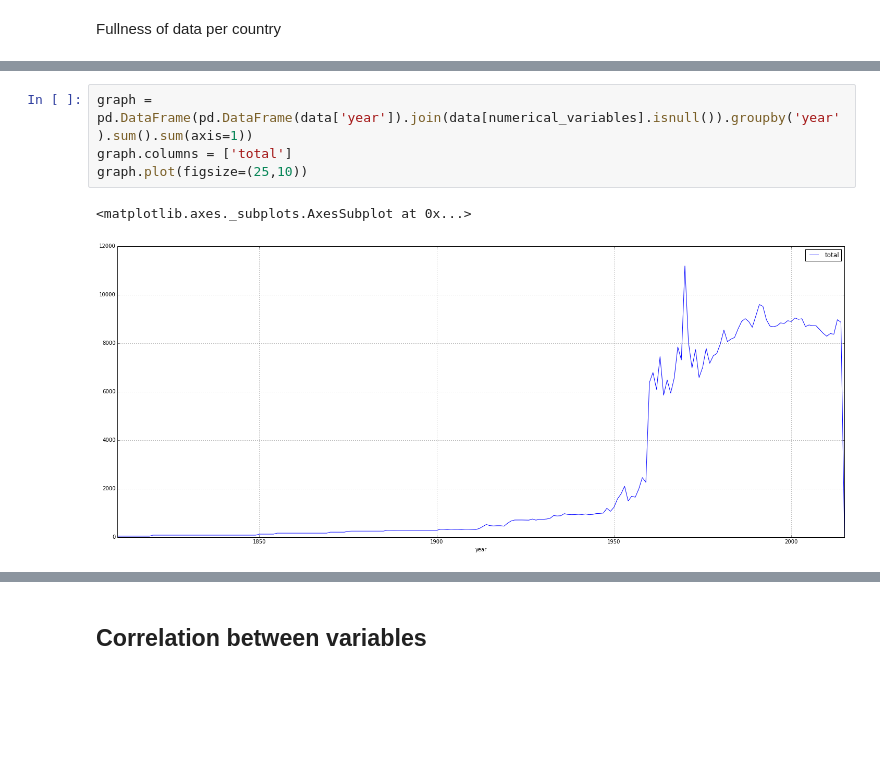
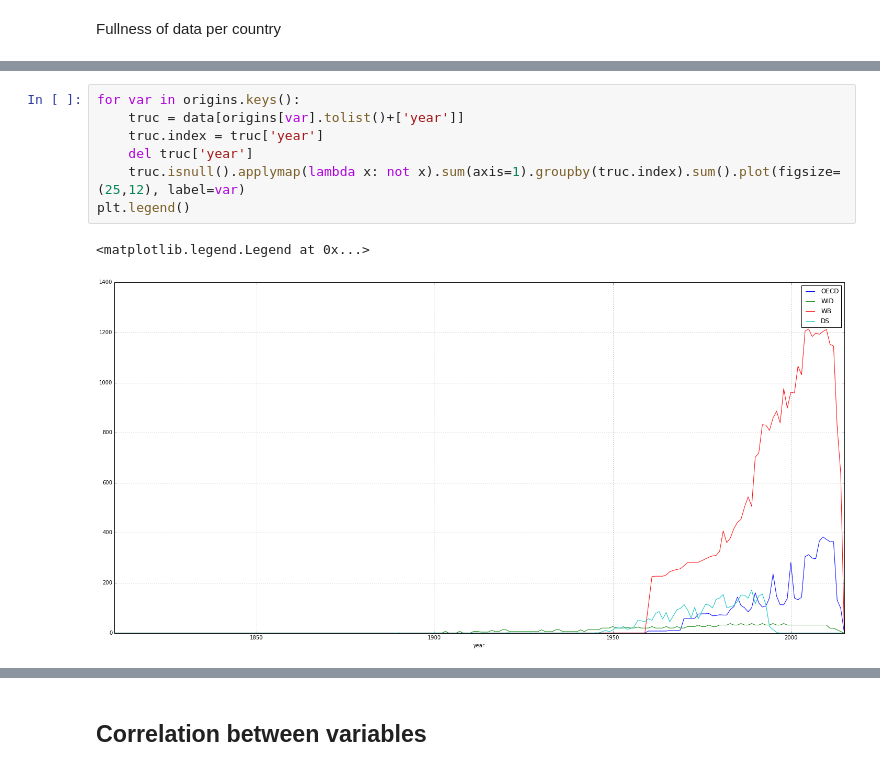
Before and after one commit to clementhenin/stage_M2, a Jupyter notebook: data_insight.ipynb, the cells around one changed output, grey strips where cells are left out. Drawn from its saved outputs; the diff is of its cells as text; blank space fills up the shorter version.

```diff
--- a/data_insight.ipynb
+++ b/data_insight.ipynb
@@ -56,7 +69,10 @@ plt.show()
-# %%
-graph = pd.DataFrame(pd.DataFrame(data['year']).join(data[numerical_variables].isnull()).groupby('year').sum().sum(axis=1))
-graph.columns = ['total']
-graph.plot(figsize=(25,10))
-# %% [output]
-<matplotlib.axes._subplots.AxesSubplot at 0x...>
-[figure, removed]
+# %%
+for var in origins.keys():
+    truc = data[origins[var].tolist()+['year']]
+    truc.index = truc['year']
+    del truc['year']
+    truc.isnull().applymap(lambda x: not x).sum(axis=1).groupby(truc.index).sum().plot(figsize=(25,12), label=var)
+plt.legend()
+# %% [output]
+<matplotlib.legend.Legend at 0x...>
+[figure, added]
```
Also changed, not shown: parts of 18 cells of this notebook, 12 other files.
